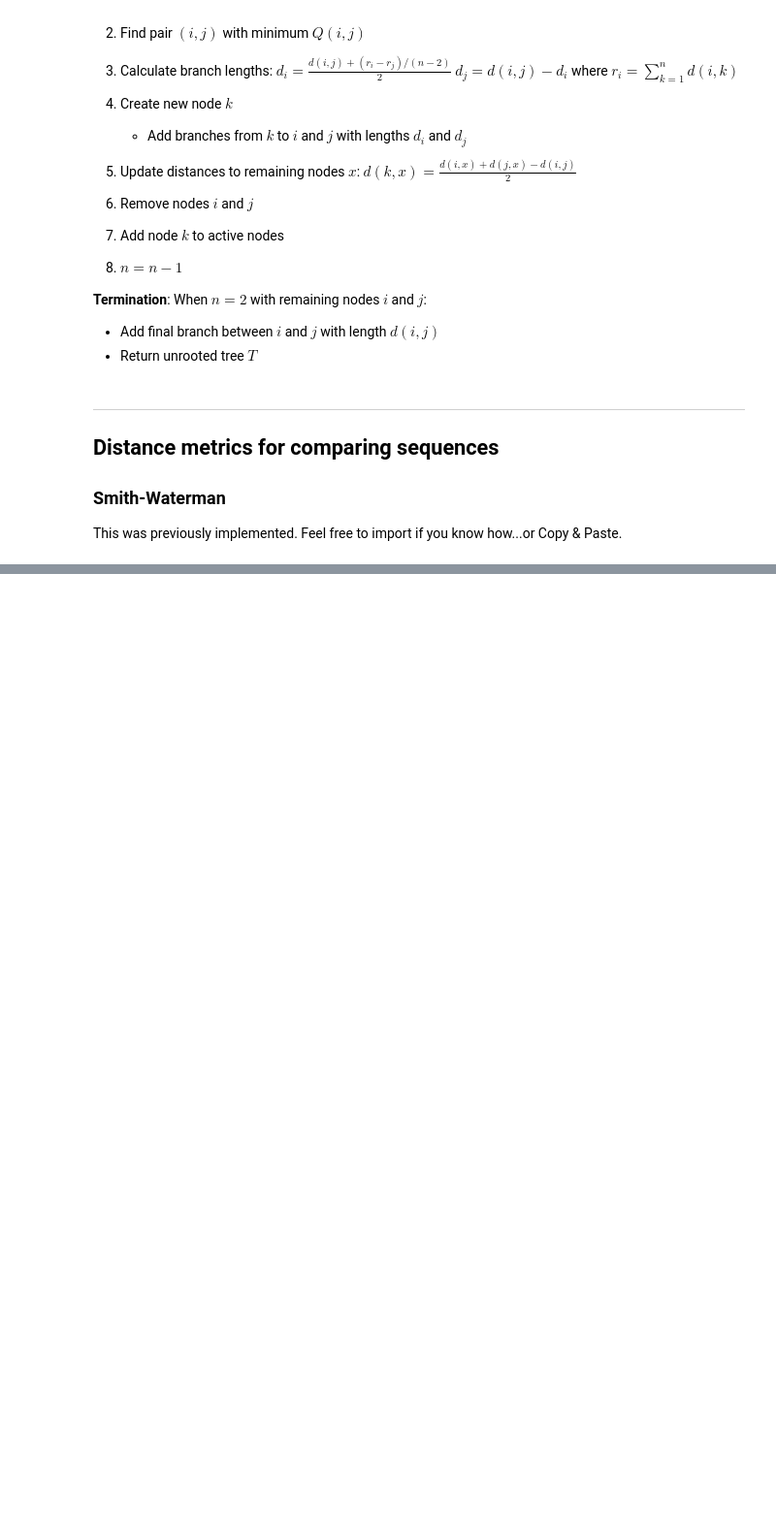
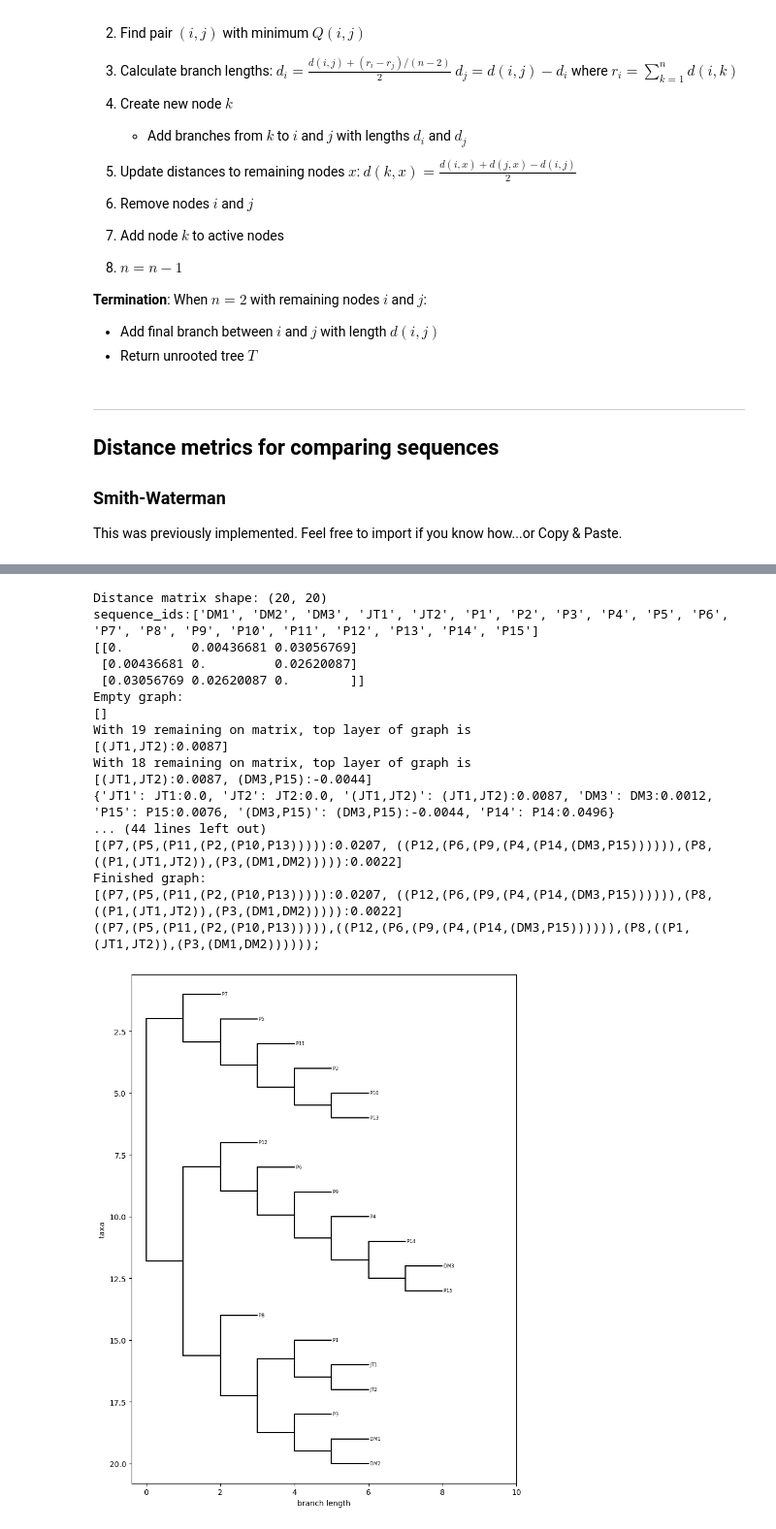
Before and after one commit to Justin-Blu3berry/BINF6250_Project06, a Jupyter notebook: project06/project06.ipynb, the cells around one changed output, grey strips where cells are left out. Shown at 97% size. Saved outputs shown, nothing was run; the diff lists cells and outputs as text; code cells hidden in the pictures; blank space fills up the shorter version.

```diff
--- a/project06/project06.ipynb
+++ b/project06/project06.ipynb
@@ -118,8 +118,8 @@ def read_fasta(filename: str) -> Dict[str, str]:
                     # now clear the current sequence
                     curr_seq = ""
 
-                # and update the title for the next sequence we're about to look at
-                curr_name = line.strip()
+                # and update the title for the next sequence we're about to look at (the names are at the end of the headers)
+                curr_name = line.strip().split()[-1]
 
             else:
                 # here, the current line isn't a header, so it's just a part of a sequence
@@ -471,7 +432,7 @@ def plot_tree(newick_tree: str) -> None:
         tree,
         axes=ax,
         do_show=False,
-        label_func=lambda clade: clade.name if clade in tree.top_layer else None,
+        label_func=lambda clade: clade.name if clade.is_terminal() else None,
     )
     for text in ax.texts:
         text.set_fontsize(6)              # shrink labels
@@ -482,13 +443,38 @@ def plot_tree(newick_tree: str) -> None:
 # %%
 if __name__ == "__main__":
     # Read HIV RT sequences
     sequences = read_fasta("lafayette_SARS_RT.fasta")
 
     # Build distance matrix using Smith-Waterman
     dist_matrix, seq_ids = build_distance_matrix(sequences)
+    print(f"Distance matrix shape: {dist_matrix.shape}\n"
+          f"sequence_ids:{seq_ids}")
+    print(dist_matrix[0:3,0:3])
 
     # Generate unrooted tree using Neighbor-Joining
-    tree = neighbor_joining(dist_matrix, seq_ids)
+    tree = str(neighbor_joining(dist_matrix, seq_ids))
+    print(tree)
+    print(tree.startswith("((DM1:0.002,DM2:0.002)"))
+    print(tree.count(","))
 
     # Plot tree
-    plot_tree(str(tree))
+    plot_tree(tree)
+# %% [output]
+Distance matrix shape: (20, 20)
+sequence_ids:['DM1', 'DM2', 'DM3', 'JT1', 'JT2', 'P1', 'P2', 'P3', 'P4', 'P5', 'P6', 'P7', 'P8', 'P9', 'P10', 'P11', 'P12', 'P13', 'P14', 'P15']
+[[0.         0.00436681 0.03056769]
+ [0.00436681 0.         0.02620087]
+ [0.03056769 0.02620087 0.        ]]
+Empty graph:
+[]
+With 19 remaining on matrix, top layer of graph is
+[(JT1,JT2):0.0087]
+With 18 remaining on matrix, top layer of graph is
+[(JT1,JT2):0.0087, (DM3,P15):-0.0044]
+{'JT1': JT1:0.0, 'JT2': JT2:0.0, '(JT1,JT2)': (JT1,JT2):0.0087, 'DM3': DM3:0.0012, 'P15': P15:0.0076, '(DM3,P15)': (DM3,P15):-0.0044, 'P14': P14:0.0496}
+... (44 lines left out)
+[(P7,(P5,(P11,(P2,(P10,P13))))):0.0207, ((P12,(P6,(P9,(P4,(P14,(DM3,P15)))))),(P8,((P1,(JT1,JT2)),(P3,(DM1,DM2))))):0.0022]
+Finished graph:
+[(P7,(P5,(P11,(P2,(P10,P13))))):0.0207, ((P12,(P6,(P9,(P4,(P14,(DM3,P15)))))),(P8,((P1,(JT1,JT2)),(P3,(DM1,DM2))))):0.0022]
+((P7,(P5,(P11,(P2,(P10,P13))))),((P12,(P6,(P9,(P4,(P14,(DM3,P15)))))),(P8,((P1,(JT1,JT2)),(P3,(DM1,DM2))))));
+[figure, added]
```
Also changed, not shown: parts of 3 cells of this notebook, 1 other file.
